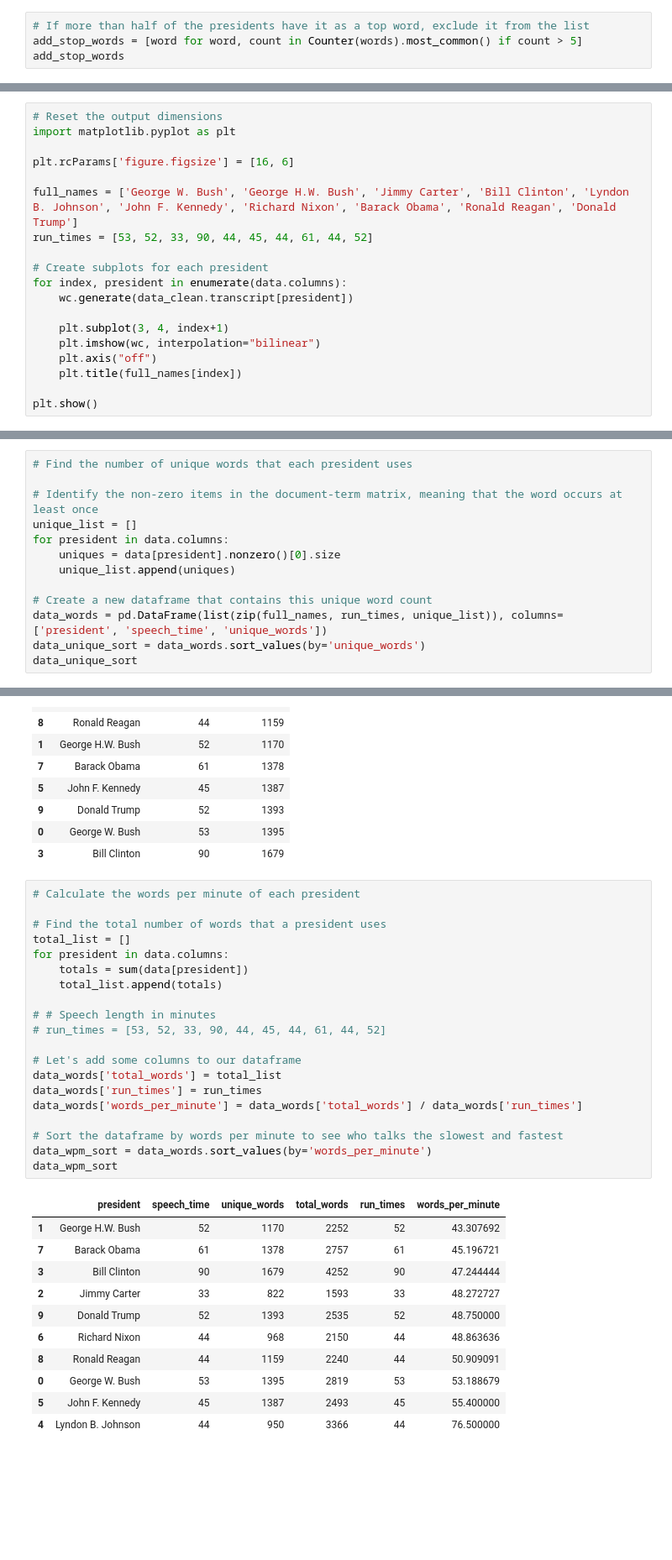
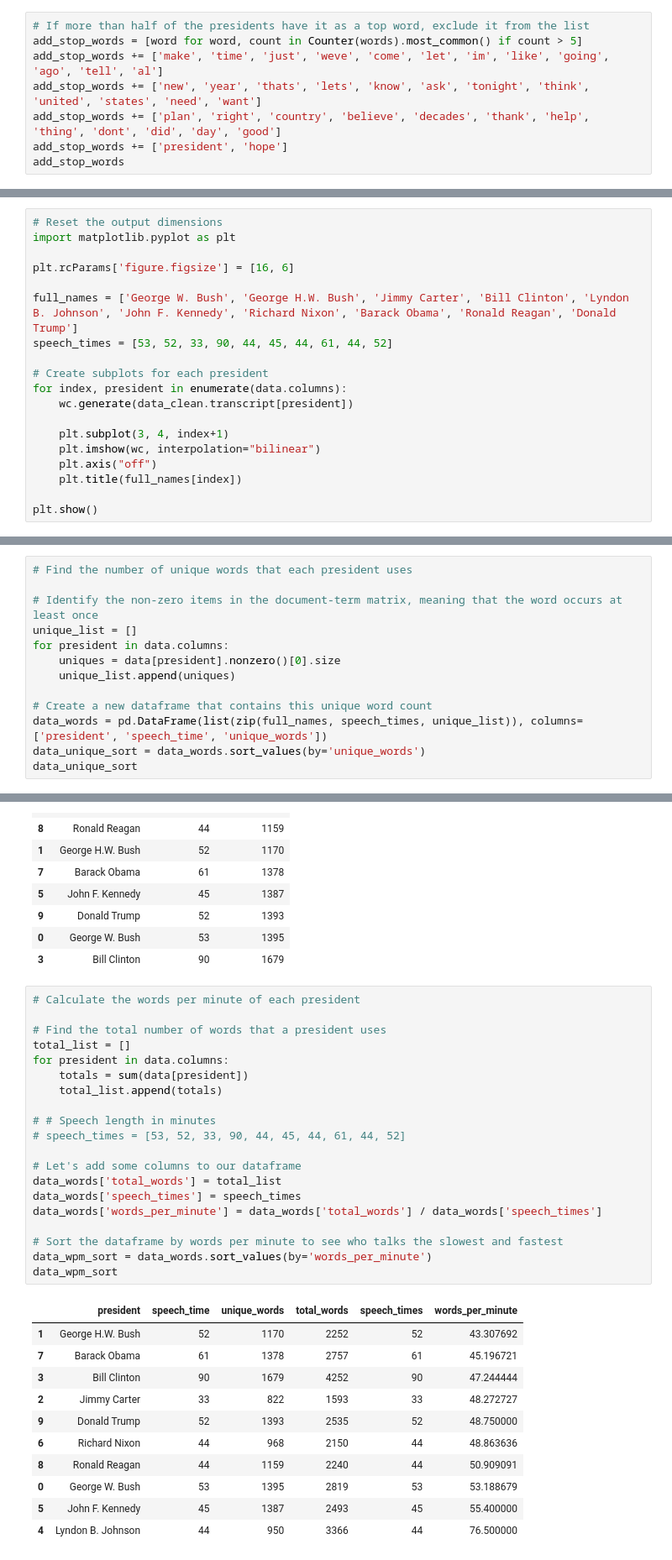
Before and after one commit to grem848/PythonExamProject2019, a Jupyter notebook: 2. Data Analysis.ipynb, the cells around one changed output, grey strips where cells are left out. Shown: that part at 84% size. Cells and saved outputs as stored; diff of their text form; blank space fills up the shorter version.

```diff
--- a/2. Data Analysis.ipynb
+++ b/2. Data Analysis.ipynb
@@ -123,6 +123,10 @@ Counter(words).most_common()
 # %%
 # If more than half of the presidents have it as a top word, exclude it from the list
 add_stop_words = [word for word, count in Counter(words).most_common() if count > 5]
+add_stop_words += ['make', 'time', 'just', 'weve', 'come', 'let', 'im', 'like', 'going', 'ago', 'tell', 'al']
+add_stop_words += ['new', 'year', 'thats', 'lets', 'know', 'ask', 'tonight', 'think', 'united', 'states', 'need', 'want']
+add_stop_words += ['plan', 'right', 'country', 'believe', 'decades', 'thank', 'help', 'thing', 'dont', 'did', 'day', 'good']
+add_stop_words += ['president', 'hope']
 add_stop_words
 # %% [output]
 ['american',
@@ -172,7 +181,7 @@ import matplotlib.pyplot as plt
 plt.rcParams['figure.figsize'] = [16, 6]
 
 full_names = ['George W. Bush', 'George H.W. Bush', 'Jimmy Carter', 'Bill Clinton', 'Lyndon B. Johnson', 'John F. Kennedy', 'Richard Nixon', 'Barack Obama', 'Ronald Reagan', 'Donald Trump']
-run_times = [53, 52, 33, 90, 44, 45, 44, 61, 44, 52]
+speech_times = [53, 52, 33, 90, 44, 45, 44, 61, 44, 52]
 
 # Create subplots for each president
 for index, president in enumerate(data.columns):
@@ -196,7 +205,7 @@ for president in data.columns:
     unique_list.append(uniques)
 
 # Create a new dataframe that contains this unique word count
-data_words = pd.DataFrame(list(zip(full_names, run_times, unique_list)), columns=['president', 'speech_time', 'unique_words'])
+data_words = pd.DataFrame(list(zip(full_names, speech_times, unique_list)), columns=['president', 'speech_time', 'unique_words'])
 data_unique_sort = data_words.sort_values(by='unique_words')
 data_unique_sort
 # %% [output]
@@ -214,25 +223,25 @@ data_unique_sort
 # %%
 # Calculate the words per minute of each president
 
 # Find the total number of words that a president uses
 total_list = []
 for president in data.columns:
     totals = sum(data[president])
     total_list.append(totals)
 
 # # Speech length in minutes
-# run_times = [53, 52, 33, 90, 44, 45, 44, 61, 44, 52]
+# speech_times = [53, 52, 33, 90, 44, 45, 44, 61, 44, 52]
 
 # Let's add some columns to our dataframe
 data_words['total_words'] = total_list
-data_words['run_times'] = run_times
-data_words['words_per_minute'] = data_words['total_words'] / data_words['run_times']
+data_words['speech_times'] = speech_times
+data_words['words_per_minute'] = data_words['total_words'] / data_words['speech_times']
 
 # Sort the dataframe by words per minute to see who talks the slowest and fastest
 data_wpm_sort = data_words.sort_values(by='words_per_minute')
 data_wpm_sort
 # %% [output]
-|  | president | speech_time | unique_words | total_words | run_times | words_per_minute |
+|  | president | speech_time | unique_words | total_words | speech_times | words_per_minute |
 | 1 | George H.W. Bush | 52 | 1170 | 2252 | 52 | 43.307692 |
 | 7 | Barack Obama | 61 | 1378 | 2757 | 61 | 45.196721 |
 | 3 | Bill Clinton | 90 | 1679 | 4252 | 90 | 47.244444 |
```
Also changed, not shown: parts of 3 cells of this notebook, 3 other files.
